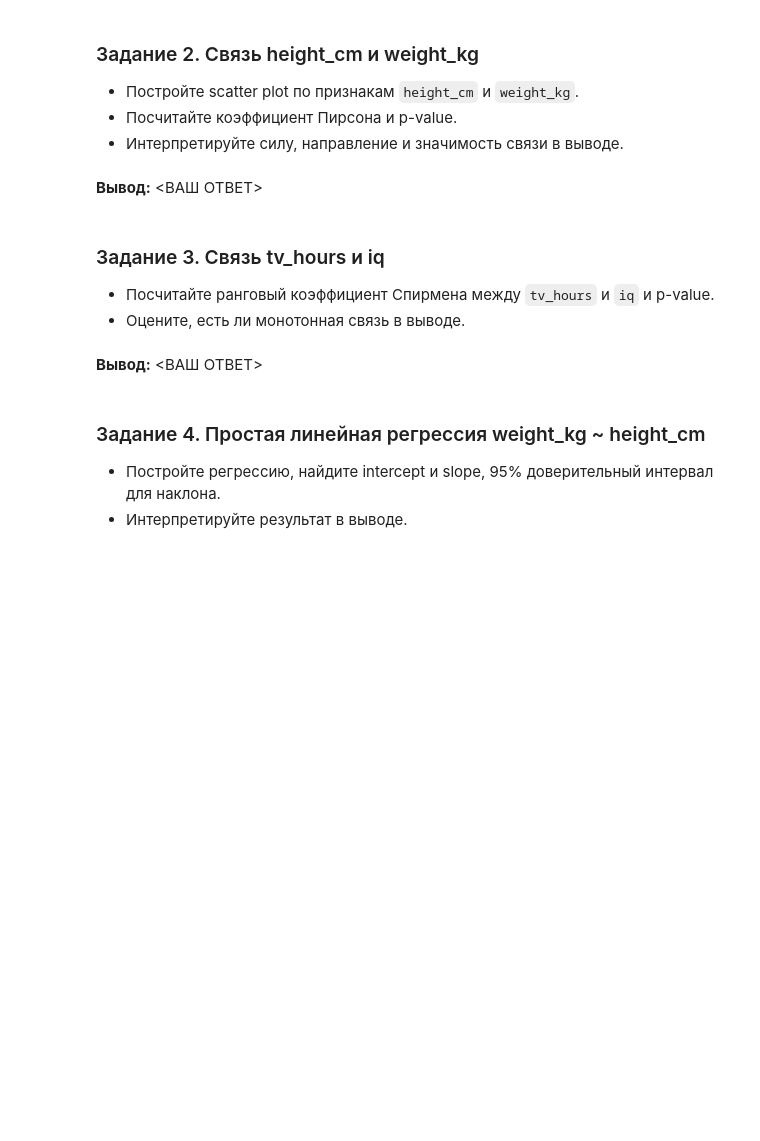
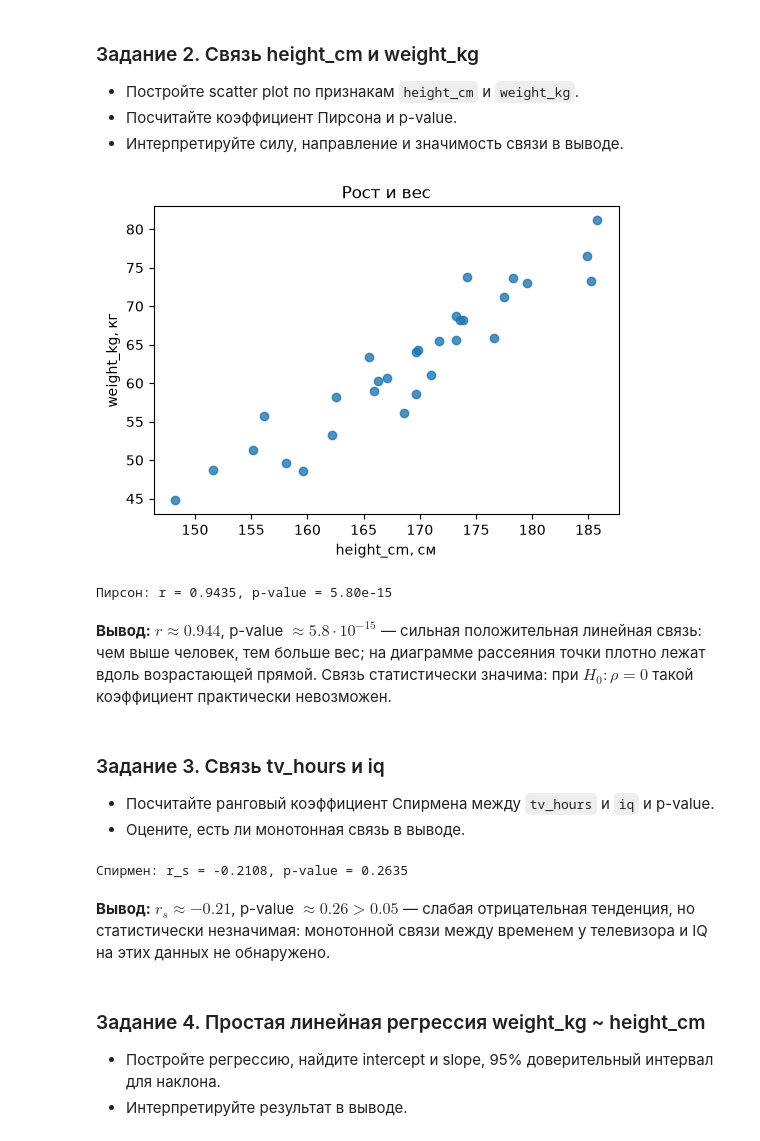
Before and after one commit to radif-ru/applied-statistics, a Jupyter notebook: notebooks/correlation-regression.ipynb, the cells around one changed output. Saved outputs shown, nothing was run; the diff lists cells and outputs as text; code cells hidden in the pictures; blank space fills up the shorter version.

Commit message:
feat: measure Pearson and Spearman correlations

```diff
--- a/notebooks/correlation-regression.ipynb
+++ b/notebooks/correlation-regression.ipynb
@@ -86,18 +87,31 @@ plt.show()
 - Посчитайте коэффициент Пирсона и p-value.
 - Интерпретируйте силу, направление и значимость связи в выводе.
 # %%
-# ВАШЕ РЕШЕНИЕ
+r, p_value = stats.pearsonr(df["height_cm"], df["weight_kg"])
+
+fig, ax = plt.subplots(figsize=(6, 4))
+ax.scatter(df["height_cm"], df["weight_kg"], alpha=0.8)
+ax.set(title="Рост и вес", xlabel="height_cm, см", ylabel="weight_kg, кг")
+plt.show()
+
+print(f"Пирсон: r = {r:.4f}, p-value = {p_value:.2e}")
+# %% [output]
+[figure, added]
+Пирсон: r = 0.9435, p-value = 5.80e-15
 # %% [markdown]
-**Вывод:** <ВАШ ОТВЕТ>
+**Вывод:** $r \approx 0.944$, p-value $\approx 5.8 \cdot 10^{-15}$ — сильная положительная линейная связь: чем выше человек, тем больше вес; на диаграмме рассеяния точки плотно лежат вдоль возрастающей прямой. Связь статистически значима: при $H_0: \rho = 0$ такой коэффициент практически невозможен.
 # %% [markdown]
 ### Задание 3. Связь tv_hours и iq
 
 - Посчитайте ранговый коэффициент Спирмена между `tv_hours` и `iq` и p-value.
 - Оцените, есть ли монотонная связь в выводе.
 # %%
-# ВАШЕ РЕШЕНИЕ
+rho, p_value = stats.spearmanr(df["tv_hours"], df["iq"])
+print(f"Спирмен: r_s = {rho:.4f}, p-value = {p_value:.4f}")
+# %% [output]
+Спирмен: r_s = -0.2108, p-value = 0.2635
 # %% [markdown]
-**Вывод:** <ВАШ ОТВЕТ>
+**Вывод:** $r_s \approx -0.21$, p-value $\approx 0.26 > 0.05$ — слабая отрицательная тенденция, но статистически незначимая: монотонной связи между временем у телевизора и IQ на этих данных не обнаружено.
 # %% [markdown]
 ### Задание 4. Простая линейная регрессия weight_kg ~ height_cm
 
```
Also changed, not shown: parts of 1 cell of this notebook.
